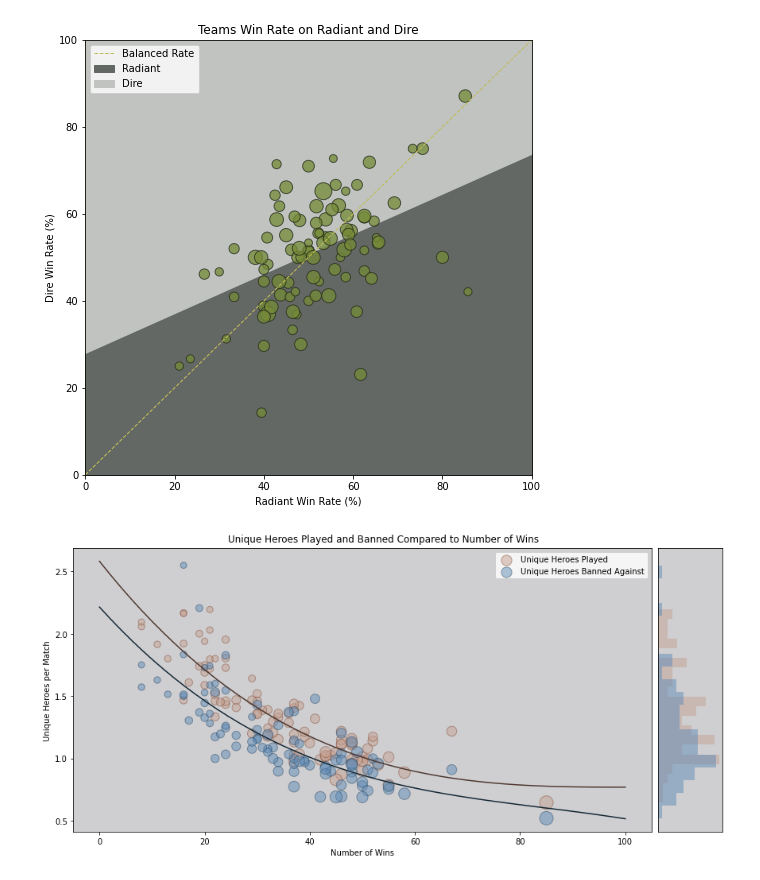
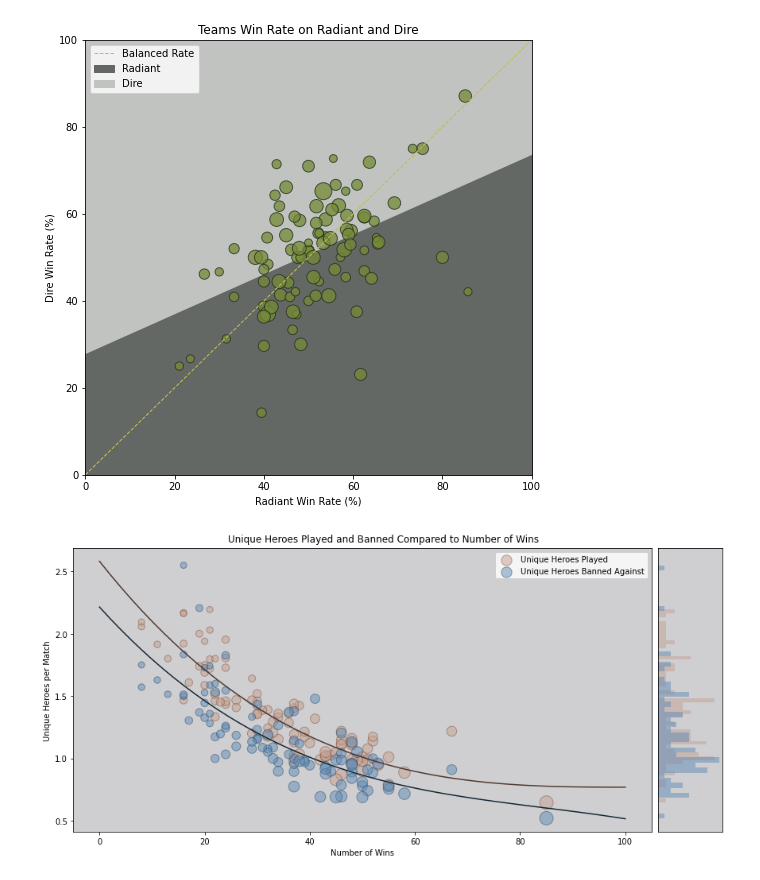
Before and after one commit to jpcajanding/dota2_teams_performance, a Jupyter notebook: visualization.ipynb, the cells around one changed output. Cells and saved outputs as stored; diff of their text form; code cells hidden in the pictures.

Commit message:
Done matplotlib plots

```diff
--- a/visualization.ipynb
+++ b/visualization.ipynb
@@ -420,33 +268,33 @@ ax.scatter(x=results['patch_wins'],
            label='Unique Heroes Played')
 ax.scatter(x=results['patch_wins'],
            y=results['heroes_banned_per_match'],
            s=results['matches']*2,
            c='#608CB7',
            edgecolors='#2B4A65',
            alpha=0.50,
            label='Unique Heroes Banned Against')
 ax.plot(np.linspace(0,100), curve_fit_played, c='#4F382F')
 ax.plot(np.linspace(0,100), curve_fit_banned, c='#142834')
 
 ax.set_xlabel('Number of Wins')
 ax.set_ylabel('Unique Heroes per Match')
 ax.legend()
 
 ax_hist.set_facecolor('#CFCFD2')
 ax_hist.hist(results['heroes_played_per_match'],
-             bins=20,
+             bins=50,
              density=True,
              orientation='horizontal',
              alpha=0.5,
              color='#C5A191')
 ax_hist.hist(results['heroes_banned_per_match'],
-             bins=20,
+             bins=50,
              density=True,
              orientation='horizontal',
              alpha=0.5,
              color='#608CB7',)
 ax_hist.axes.xaxis.set_visible(False)
 ax_hist.axes.yaxis.set_visible(False)
 fig.tight_layout(rect=[0, 0.03, 1, 0.95], pad=0.5)
 # %% [output]
-[figure, old version]
+[figure, new version]
```
Also changed, not shown: parts of 13 cells of this notebook, 6 other files.
